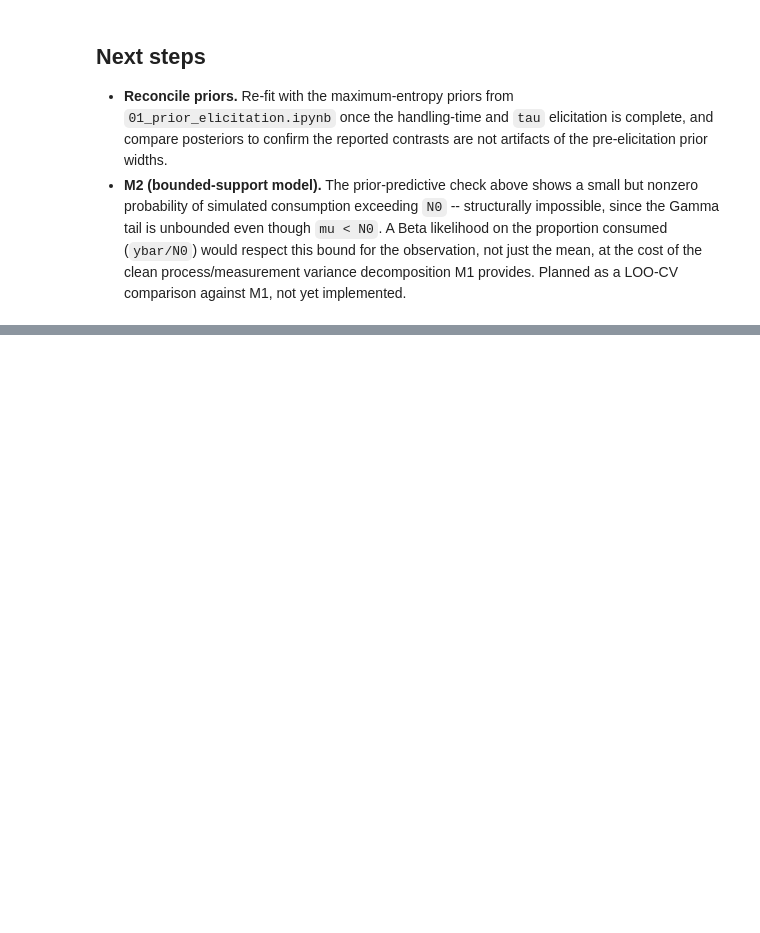
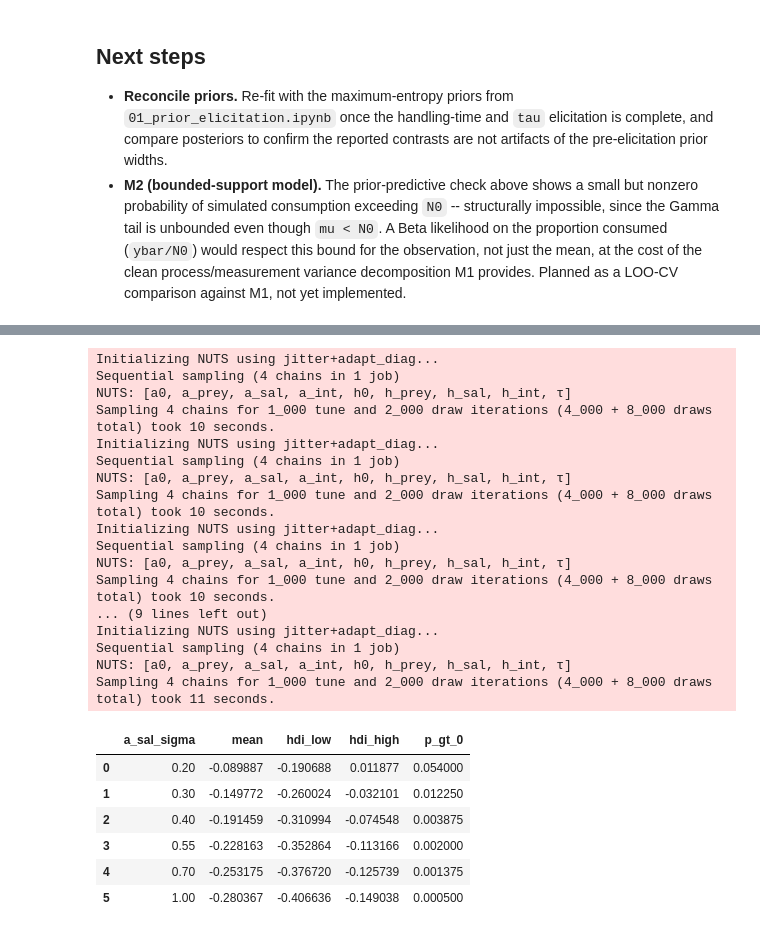
Before and after one commit to erdemkarakoylu/nandini_et_al, a Jupyter notebook: notebooks/02_sampling_and_inference.ipynb, the cells around one changed output, grey strips where cells are left out. Cells and saved outputs as stored; diff of their text form; code cells hidden in the pictures; blank space fills up the shorter version.

```diff
--- a/notebooks/02_sampling_and_inference.ipynb
+++ b/notebooks/02_sampling_and_inference.ipynb
@@ -487,0 +549,40 @@ summarize_prior_posterior(idata, ["h_prey", "h_sal", "h_int"])
+# %%
+sigmas = [0.20, 0.30, 0.40, 0.55, 0.70, 1.00]  # 0.40 = current elicited value
+rows = []
+for s in sigmas:
+    m_s = build_model(coords, N0, ybar, se, prey_idx, sal_idx, a_sal_sigma=s)
+    with m_s:
+        idata_s = pm.sample(draws=2000, tune=1000, chains=4, cores=1, progressbar=False)
+    attack_rate_s, _ = reconstruct_mechanistic_parameters(idata_s.posterior)
+    contrast = (attack_rate_s.sel(salinity=20) - attack_rate_s.sel(salinity=30)).mean("prey")
+    hdi = azs.hdi(contrast, prob=0.94)
+    lo, hi = float(hdi.sel(ci_bound="lower")), float(hdi.sel(ci_bound="upper"))
+    p_gt = float((contrast.stack(z=("chain","draw")) > 0).mean())
+    rows.append({"a_sal_sigma": s, "mean": float(contrast.mean()), "hdi_low": lo, "hdi_high": hi, "p_gt_0": p_gt})
+
+pd.DataFrame(rows)
+# %% [output]
+Initializing NUTS using jitter+adapt_diag...
+Sequential sampling (4 chains in 1 job)
+NUTS: [a0, a_prey, a_sal, a_int, h0, h_prey, h_sal, h_int, τ]
+Sampling 4 chains for 1_000 tune and 2_000 draw iterations (4_000 + 8_000 draws total) took 10 seconds.
+Initializing NUTS using jitter+adapt_diag...
+Sequential sampling (4 chains in 1 job)
+NUTS: [a0, a_prey, a_sal, a_int, h0, h_prey, h_sal, h_int, τ]
+Sampling 4 chains for 1_000 tune and 2_000 draw iterations (4_000 + 8_000 draws total) took 10 seconds.
+Initializing NUTS using jitter+adapt_diag...
+Sequential sampling (4 chains in 1 job)
+NUTS: [a0, a_prey, a_sal, a_int, h0, h_prey, h_sal, h_int, τ]
+Sampling 4 chains for 1_000 tune and 2_000 draw iterations (4_000 + 8_000 draws total) took 10 seconds.
+... (9 lines left out)
+Initializing NUTS using jitter+adapt_diag...
+Sequential sampling (4 chains in 1 job)
+NUTS: [a0, a_prey, a_sal, a_int, h0, h_prey, h_sal, h_int, τ]
+Sampling 4 chains for 1_000 tune and 2_000 draw iterations (4_000 + 8_000 draws total) took 11 seconds.
+|  | a_sal_sigma | mean | hdi_low | hdi_high | p_gt_0 |
+| 0 | 0.20 | -0.089887 | -0.190688 | 0.011877 | 0.054000 |
+| 1 | 0.30 | -0.149772 | -0.260024 | -0.032101 | 0.012250 |
+| 2 | 0.40 | -0.191459 | -0.310994 | -0.074548 | 0.003875 |
+| 3 | 0.55 | -0.228163 | -0.352864 | -0.113166 | 0.002000 |
+| 4 | 0.70 | -0.253175 | -0.376720 | -0.125739 | 0.001375 |
+| 5 | 1.00 | -0.280367 | -0.406636 | -0.149038 | 0.000500 |
```
Also changed, not shown: parts of 8 cells of this notebook, 7 other files.
